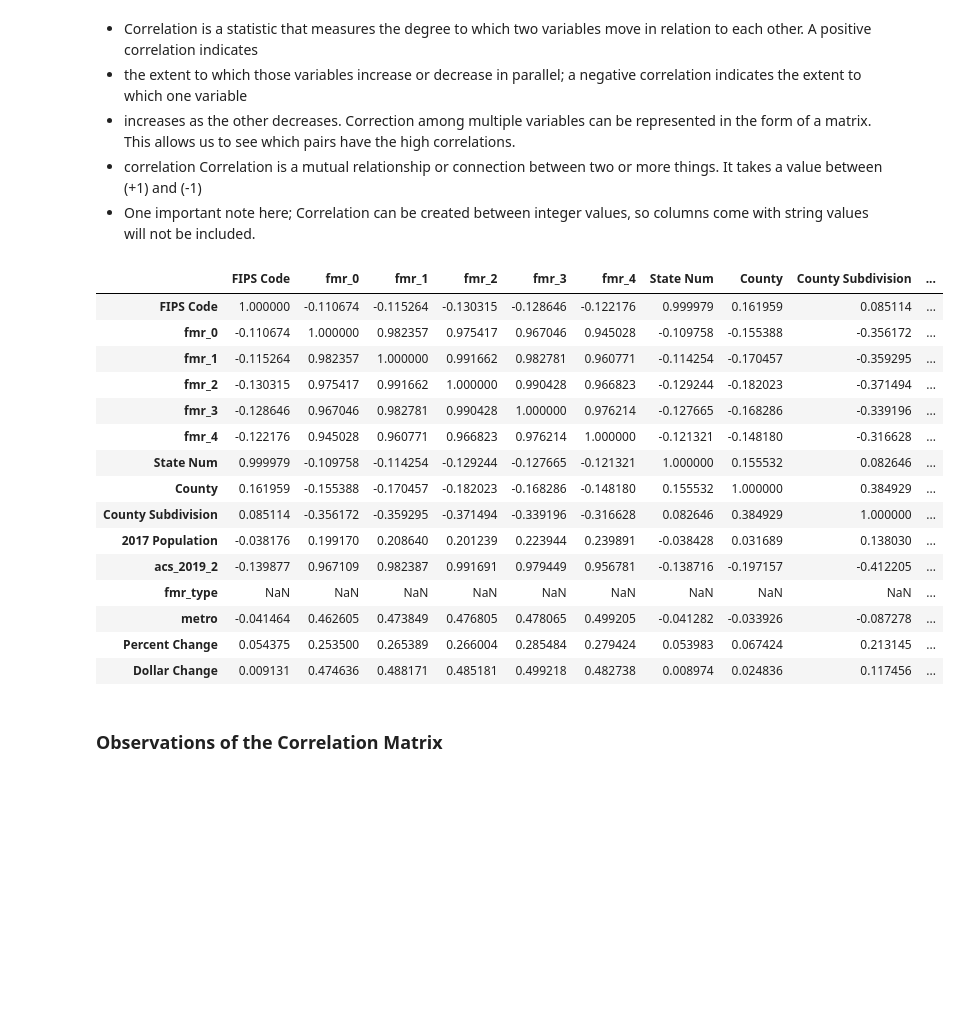
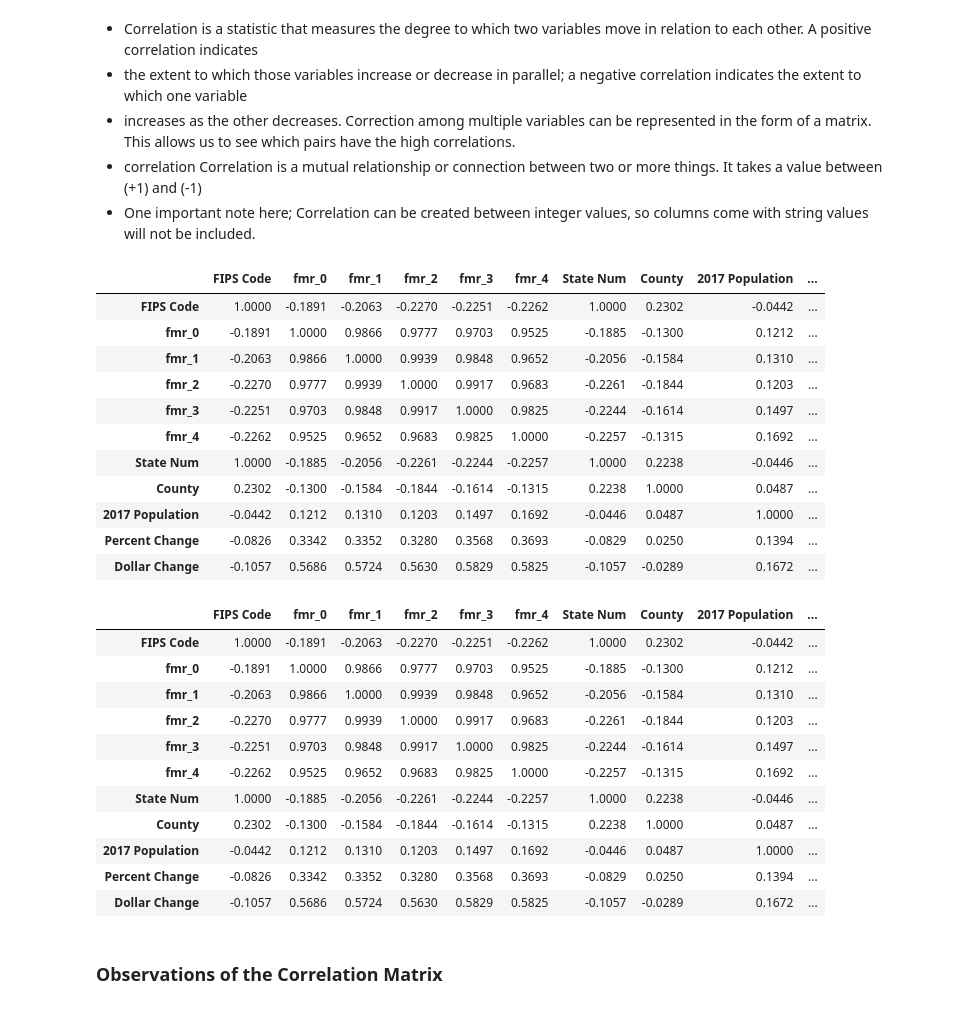
Before and after one commit to laketalkemp/HU-DATA-200, a Jupyter notebook: HUDHousing.ipynb, the cells around one changed output. Drawn from its saved outputs; the diff is of its cells as text; code cells hidden in the pictures; blank space fills up the shorter version.

```diff
--- a/HUDHousing.ipynb
+++ b/HUDHousing.ipynb
@@ -55,7 +36,7 @@ pd.set_option('display.max_rows', None)
 pd.set_option('display.max_columns', None)
 
 # Force pandas to display full numbers instead of scientific notation
-#pd.options.display.float_format = '{:.0f}'.format
+pd.options.display.float_format = '{:.4f}'.format
 
 # Library to suppress warnings
 import warnings
@@ -330,0 +336,8 @@ dtype: float64
+# %%
+# Dropping columns from the dataframe
+# Syntax: DataFrame = DataFrame.drop(labels=None, *, axis=0, index=None, columns=None, level=None, inplace=False, errors='raise')
+fmr2020 = fmr2020.drop(['fmr_type', 'acs_2019_2','County Subdivision', 'metro_code'],
+            axis=1)
+
+# Check the .info() for results
+fmr2020.info()
@@ -331,5 +369,6 @@ dtype: float64
 # %%
 # Let's split the dataframe into subsets as needed.
 # Syntax: NewSubsetDF = DataFrame.query('ColumnName == "ValuetoSplit"')
-
+fmr2020Metro = fmr2020.query('metro == 1')
 # Check the new dataframe with .head() method.
+fmr2020Metro.head(10)
@@ -341,5 +416,7 @@ dtype: float64
 # %%
-# Let's drop all the NaN values from the new DF
-# Syntax: NewSubsetDF = NewSubsetDF.filter(items=['ColumnName1','ColumnName2','ColumnName3'])
+# Let's drop all the metro columns from the new DF
+fmr2020Metro = fmr2020Metro.drop(['metro'],axis=1)
+fmr2020NoMetro = fmr2020NoMetro.drop(['metro'],axis=1)
 
-# Check the DataFrame again: NewSubsetDF.head()
+# Check the DataFrame again: NewSubsetDF.info()
+fmr2020Metro.info()
@@ -462,26 +748,41 @@ Dataframe Subset:
 # %%
 # Create correlation matrix
 # Syntax: variableCorr = DataFrame.corr()
-fmrCorr = fmr2020.corr(numeric_only=True)
+fmrMetroCorr = fmr2020Metro.corr(numeric_only=True)
 # Now call the correlation variable to see the correlation matrix.
-fmrCorr
+fmrMetroCorr
 # %% [output]
-|  | FIPS Code | fmr_0 | fmr_1 | fmr_2 | fmr_3 | fmr_4 | State Num | County | County Subdivision | ... |
-| FIPS Code | 1.000000 | -0.110674 | -0.115264 | -0.130315 | -0.128646 | -0.122176 | 0.999979 | 0.161959 | 0.085114 | ... |
-| fmr_0 | -0.110674 | 1.000000 | 0.982357 | 0.975417 | 0.967046 | 0.945028 | -0.109758 | -0.155388 | -0.356172 | ... |
-| fmr_1 | -0.115264 | 0.982357 | 1.000000 | 0.991662 | 0.982781 | 0.960771 | -0.114254 | -0.170457 | -0.359295 | ... |
-| fmr_2 | -0.130315 | 0.975417 | 0.991662 | 1.000000 | 0.990428 | 0.966823 | -0.129244 | -0.182023 | -0.371494 | ... |
-| fmr_3 | -0.128646 | 0.967046 | 0.982781 | 0.990428 | 1.000000 | 0.976214 | -0.127665 | -0.168286 | -0.339196 | ... |
-| fmr_4 | -0.122176 | 0.945028 | 0.960771 | 0.966823 | 0.976214 | 1.000000 | -0.121321 | -0.148180 | -0.316628 | ... |
-| State Num | 0.999979 | -0.109758 | -0.114254 | -0.129244 | -0.127665 | -0.121321 | 1.000000 | 0.155532 | 0.082646 | ... |
-| County | 0.161959 | -0.155388 | -0.170457 | -0.182023 | -0.168286 | -0.148180 | 0.155532 | 1.000000 | 0.384929 | ... |
-| County Subdivision | 0.085114 | -0.356172 | -0.359295 | -0.371494 | -0.339196 | -0.316628 | 0.082646 | 0.384929 | 1.000000 | ... |
-| 2017 Population | -0.038176 | 0.199170 | 0.208640 | 0.201239 | 0.223944 | 0.239891 | -0.038428 | 0.031689 | 0.138030 | ... |
-| acs_2019_2 | -0.139877 | 0.967109 | 0.982387 | 0.991691 | 0.979449 | 0.956781 | -0.138716 | -0.197157 | -0.412205 | ... |
-| fmr_type | NaN | NaN | NaN | NaN | NaN | NaN | NaN | NaN | NaN | ... |
-| metro | -0.041464 | 0.462605 | 0.473849 | 0.476805 | 0.478065 | 0.499205 | -0.041282 | -0.033926 | -0.087278 | ... |
-| Percent Change | 0.054375 | 0.253500 | 0.265389 | 0.266004 | 0.285484 | 0.279424 | 0.053983 | 0.067424 | 0.213145 | ... |
-| Dollar Change | 0.009131 | 0.474636 | 0.488171 | 0.485181 | 0.499218 | 0.482738 | 0.008974 | 0.024836 | 0.117456 | ... |
+|  | FIPS Code | fmr_0 | fmr_1 | fmr_2 | fmr_3 | fmr_4 | State Num | County | 2017 Population | ... |
+| FIPS Code | 1.0000 | -0.1891 | -0.2063 | -0.2270 | -0.2251 | -0.2262 | 1.0000 | 0.2302 | -0.0442 | ... |
+| fmr_0 | -0.1891 | 1.0000 | 0.9866 | 0.9777 | 0.9703 | 0.9525 | -0.1885 | -0.1300 | 0.1212 | ... |
+| fmr_1 | -0.2063 | 0.9866 | 1.0000 | 0.9939 | 0.9848 | 0.9652 | -0.2056 | -0.1584 | 0.1310 | ... |
+| fmr_2 | -0.2270 | 0.9777 | 0.9939 | 1.0000 | 0.9917 | 0.9683 | -0.2261 | -0.1844 | 0.1203 | ... |
+| fmr_3 | -0.2251 | 0.9703 | 0.9848 | 0.9917 | 1.0000 | 0.9825 | -0.2244 | -0.1614 | 0.1497 | ... |
+| fmr_4 | -0.2262 | 0.9525 | 0.9652 | 0.9683 | 0.9825 | 1.0000 | -0.2257 | -0.1315 | 0.1692 | ... |
+| State Num | 1.0000 | -0.1885 | -0.2056 | -0.2261 | -0.2244 | -0.2257 | 1.0000 | 0.2238 | -0.0446 | ... |
+| County | 0.2302 | -0.1300 | -0.1584 | -0.1844 | -0.1614 | -0.1315 | 0.2238 | 1.0000 | 0.0487 | ... |
+| 2017 Population | -0.0442 | 0.1212 | 0.1310 | 0.1203 | 0.1497 | 0.1692 | -0.0446 | 0.0487 | 1.0000 | ... |
+| Percent Change | -0.0826 | 0.3342 | 0.3352 | 0.3280 | 0.3568 | 0.3693 | -0.0829 | 0.0250 | 0.1394 | ... |
+| Dollar Change | -0.1057 | 0.5686 | 0.5724 | 0.5630 | 0.5829 | 0.5825 | -0.1057 | -0.0289 | 0.1672 | ... |
+# %%
+# Create correlation matrix
+# Syntax: variableCorr = DataFrame.corr()
+fmrNoMetroCorr = fmr2020Metro.corr(numeric_only=True)
+# Now call the correlation variable to see the correlation matrix.
+fmrNoMetroCorr
+# %% [output]
+|  | FIPS Code | fmr_0 | fmr_1 | fmr_2 | fmr_3 | fmr_4 | State Num | County | 2017 Population | ... |
+| FIPS Code | 1.0000 | -0.1891 | -0.2063 | -0.2270 | -0.2251 | -0.2262 | 1.0000 | 0.2302 | -0.0442 | ... |
+| fmr_0 | -0.1891 | 1.0000 | 0.9866 | 0.9777 | 0.9703 | 0.9525 | -0.1885 | -0.1300 | 0.1212 | ... |
+| fmr_1 | -0.2063 | 0.9866 | 1.0000 | 0.9939 | 0.9848 | 0.9652 | -0.2056 | -0.1584 | 0.1310 | ... |
+| fmr_2 | -0.2270 | 0.9777 | 0.9939 | 1.0000 | 0.9917 | 0.9683 | -0.2261 | -0.1844 | 0.1203 | ... |
+| fmr_3 | -0.2251 | 0.9703 | 0.9848 | 0.9917 | 1.0000 | 0.9825 | -0.2244 | -0.1614 | 0.1497 | ... |
+| fmr_4 | -0.2262 | 0.9525 | 0.9652 | 0.9683 | 0.9825 | 1.0000 | -0.2257 | -0.1315 | 0.1692 | ... |
+| State Num | 1.0000 | -0.1885 | -0.2056 | -0.2261 | -0.2244 | -0.2257 | 1.0000 | 0.2238 | -0.0446 | ... |
+| County | 0.2302 | -0.1300 | -0.1584 | -0.1844 | -0.1614 | -0.1315 | 0.2238 | 1.0000 | 0.0487 | ... |
+| 2017 Population | -0.0442 | 0.1212 | 0.1310 | 0.1203 | 0.1497 | 0.1692 | -0.0446 | 0.0487 | 1.0000 | ... |
+| Percent Change | -0.0826 | 0.3342 | 0.3352 | 0.3280 | 0.3568 | 0.3693 | -0.0829 | 0.0250 | 0.1394 | ... |
+| Dollar Change | -0.1057 | 0.5686 | 0.5724 | 0.5630 | 0.5829 | 0.5825 | -0.1057 | -0.0289 | 0.1672 | ... |
 # %% [markdown]
 ### Observations of the Correlation Matrix
 # %% [markdown]
```
Also changed, not shown: parts of 32 cells of this notebook.
